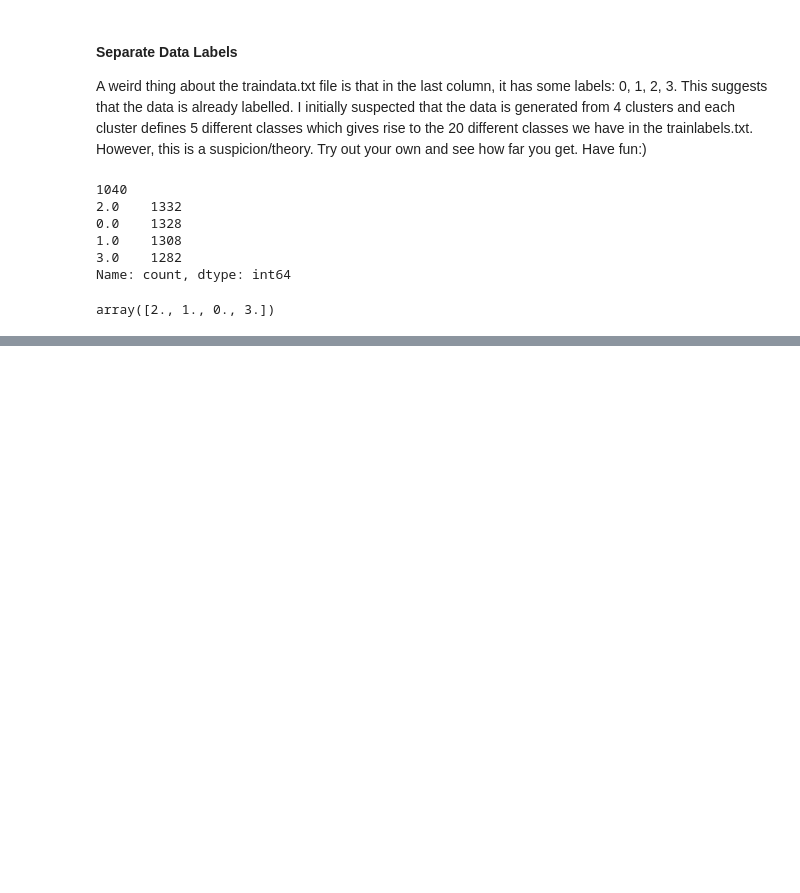
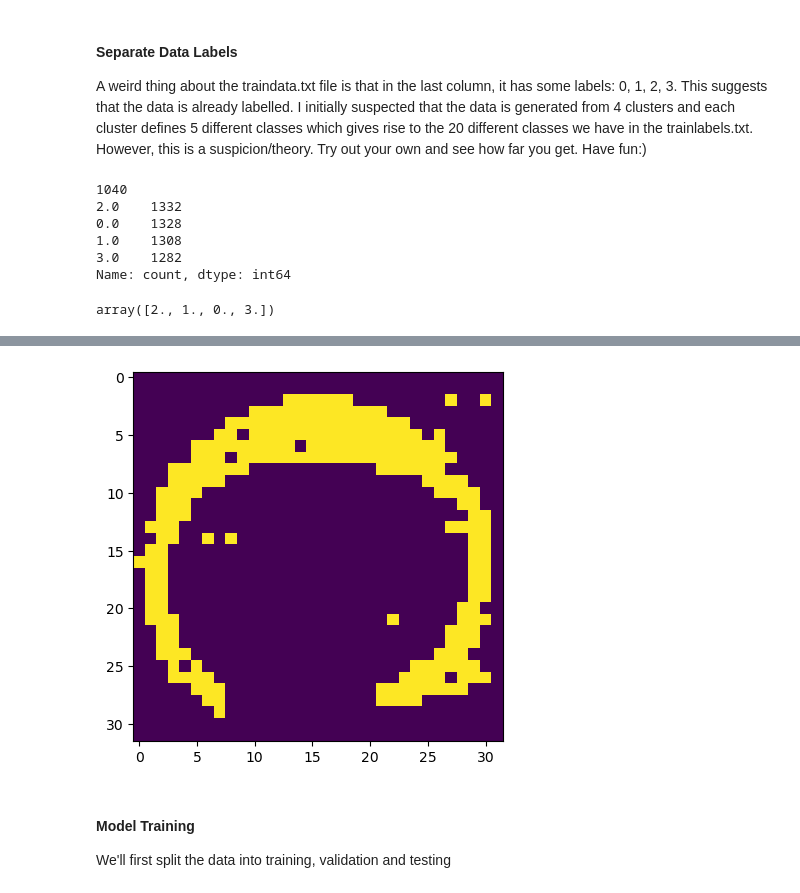
Before and after one commit to jassiel-ndlovu/ml-classifier, a Jupyter notebook: data-visualisation.ipynb, the cells around one changed output, grey strips where cells are left out. Saved outputs shown, nothing was run; the diff lists cells and outputs as text; code cells hidden in the pictures; blank space fills up the shorter version.

```diff
--- a/data-visualisation.ipynb
+++ b/data-visualisation.ipynb
@@ -90,0 +135,7 @@ array([2., 1., 0., 3.])
+# %%
+with open('/home/vmuser/trainlabels.txt', 'r') as trainlabels:
+    reader = csv.reader(trainlabels)
+    data_list = list(reader)
+
+labels = np.array(data_list, dtype=float)
+labels
@@ -90,0 +205,32 @@ array([2., 1., 0., 3.])
+# %%
+for index in range(50, len(data[:201])):
+    row = data[index, :-1].copy()
+    row_indices_to_remove = []
+
+    for i in range(len(row)):
+        if row[i] < 0:
+            row_indices_to_remove.append(i)
+        elif row[i] > 255:
+            row[i] = 0
+        elif row[i] < 128:
+            row[i] = 0
+        else:
+            row[i] = 255
+
+    row = np.delete(row, row_indices_to_remove)
+
+    image = np.uint8(np.array([row]).reshape((32, 32)))
+    image_name = 'idx=' + str(index) + '-orient=' + str(data[index, -1]) + '-label=' + str(labels[index][0]) + '-32x32.png'
+
+    plt.imshow(image, cmap='viridis')
+
+    save_path = '/home/vmuser/images/' + image_name
+    plt.savefig(save_path)
+
+    save_path = '/home/vmuser/images_' + str(int(labels[index][0])) + '/' + image_name
+    plt.savefig(save_path)
+# %% [output]
+[figure, added]
+# %% [markdown]
+#### Model Training
+We'll first split the data into training, validation and testing
```
Also changed, not shown: parts of 15 cells of this notebook, 1 other file.
